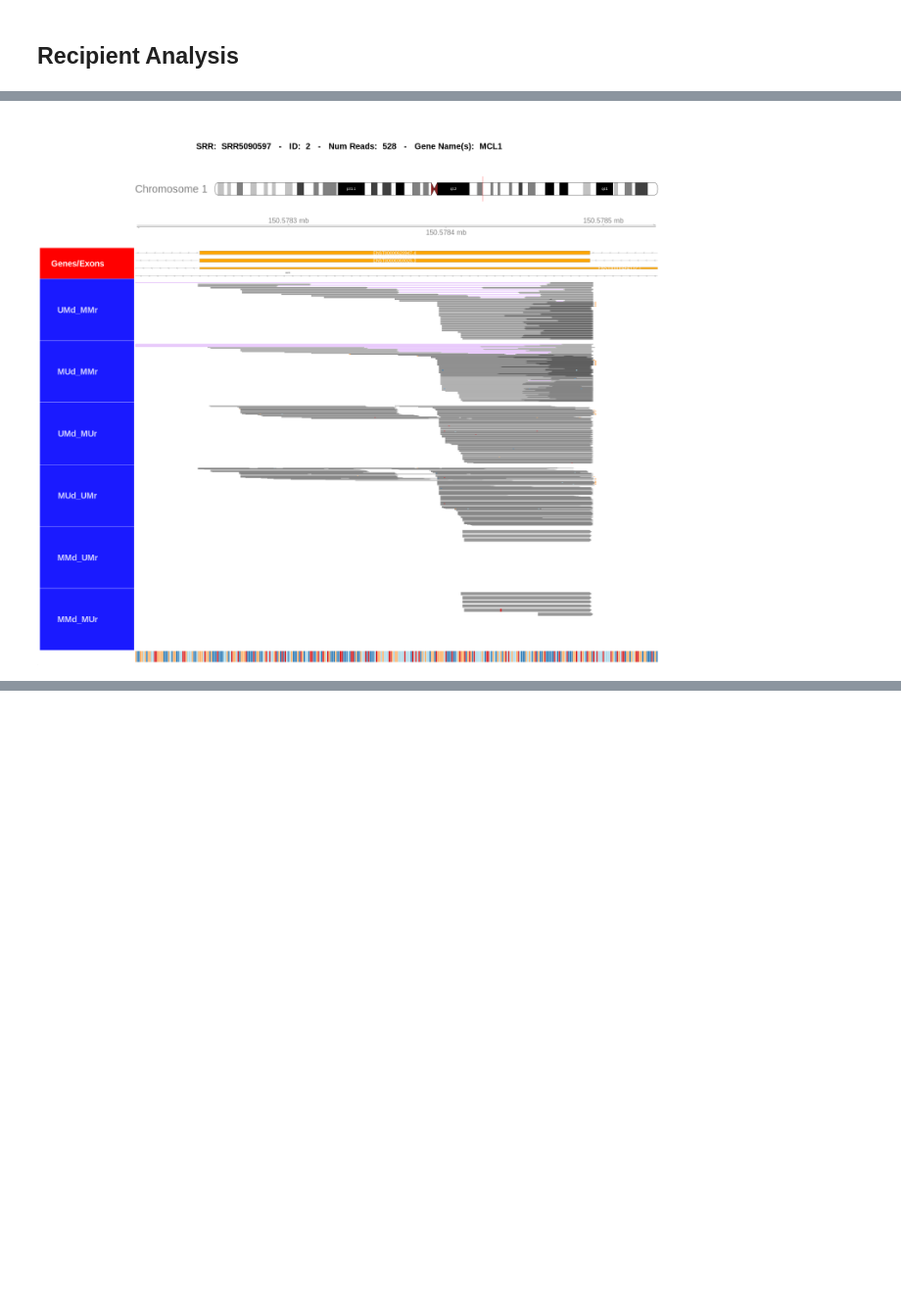
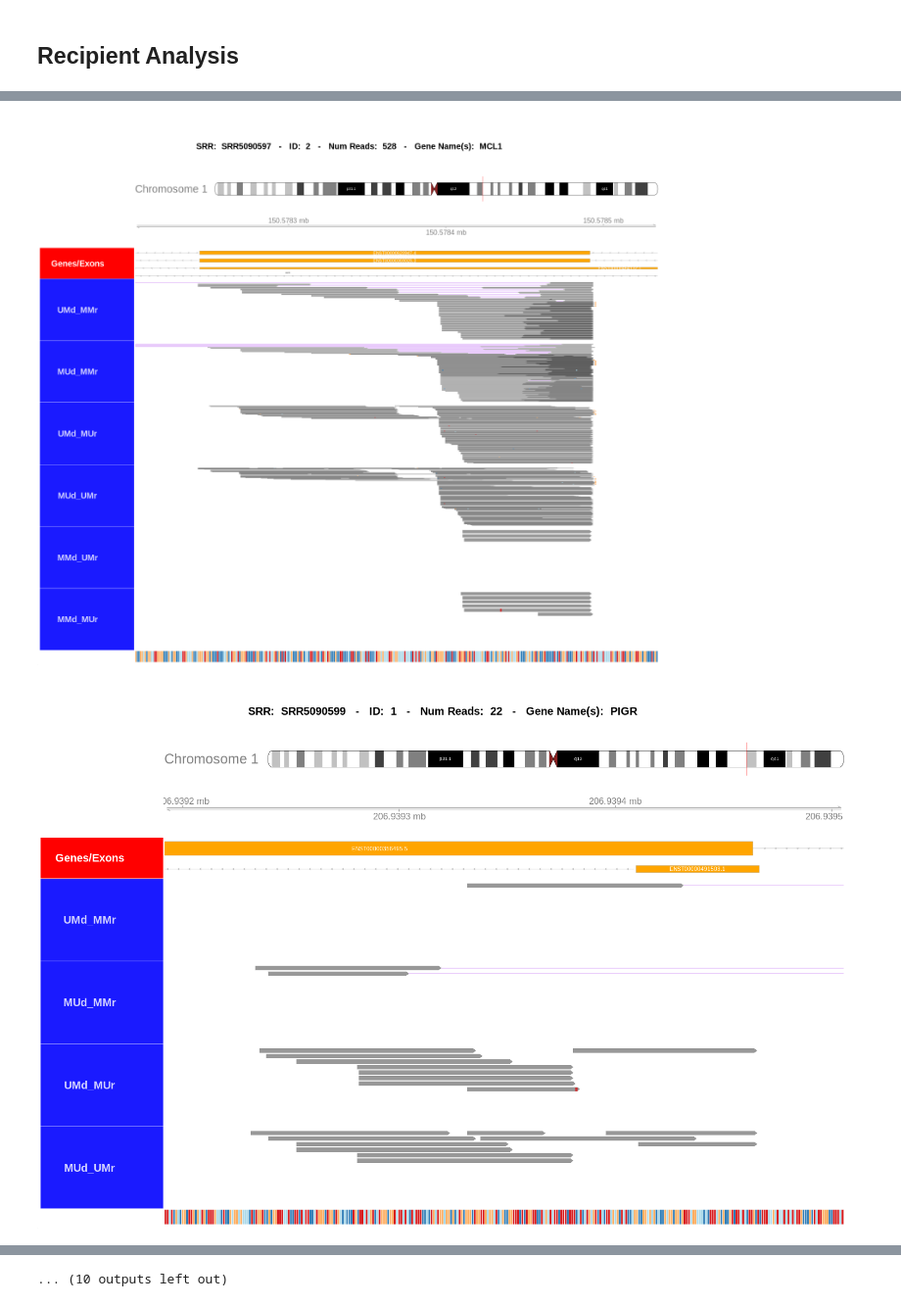
Before and after one commit to dformoso/wallaby, a Jupyter notebook: notebooks/multi_srr_donor_to_recipient_v3.ipynb, the cells around one changed output, grey strips where cells are left out. Shown at 98% size. Drawn from its saved outputs; the diff is of its cells as text; code cells hidden in the pictures; blank space fills up the shorter version.

```diff
--- a/notebooks/multi_srr_donor_to_recipient_v3.ipynb
+++ b/notebooks/multi_srr_donor_to_recipient_v3.ipynb
@@ -330,44 +330,40 @@ srrs_summary_table <- srrs_summary_table_recipient (granges_list = recip_granges
 # delete all existing plots in the "plots" folder
 was_deleted <- do.call(file.remove, list(list.files("./plots", full.names = TRUE)))
 
-# extract all srrs
-srrs <- as.list(unique(srrs_summary_table[,'srr']$srr))
-
 # loop over all srrs
-for (srr in srrs) {
+for (srr_name in srr_names) {
     # extract table for srr
-    crossings_table_recipient <- srrs_summary_table[srrs_summary_table[, srr == srrs[1]], ]
+    crossings_table_recipient <- srrs_summary_table[srrs_summary_table[, srr == srr_name], ]
     crossings_table_recipient <- crossings_table_recipient[, !"srr"]
-
     # extract bams for srr
-    recip_bams <- unlist(recip_bams_all_srrs[[srr]])
+    recip_bams <- unlist(recip_bams_all_srrs[[srr_name]])
 
     # extract id list
     ids <- unlist(as.list(crossings_table_recipient[,"id"]$id))
-
     # create a visualization for all 'id's
     for (id in ids) {
         if (id != "<NA>") {
             # calculate height
             crossings_number <- length(as.list(strsplit(crossings_table_recipient[id == id,]$unique_crossings[[1]], ",")))
             height <- 400 + 150 * crossings_number
 
             # open image writer
-            png(paste("./plots/plots_" , id, ".png", sep = ""), width = 1480, height = height, res = 60)
+            png(paste("./plots/plots_" , srr_name , id, ".png", sep = ""), width = 1480, height = height, res = 60)
                 # plot graph
-                plot_reads_region(srr = srr,
+                plot_reads_region(srr = srr_name,
                           id = as.integer(id),
                           crossings_table_recipient = crossings_table_recipient,
                           recip_bams = recip_bams,
                           extend_left = 20,
                           extend_right = 20,
                           ref_genome = recipient_ref_genome)
             dev.off()
             # display plot as image
-            display_png(file=paste("./plots/plots_", id,".png", sep=""))
+            display_png(file=paste("./plots/plots_", srr_name, id,".png", sep=""))
         }
     }
 }
 # %% [output]
 [figure]
 [figure]
+[figure, added]
@@ -373,0 +379 @@ for (srr in srrs) {
+... (10 outputs left out)
```
Also changed, not shown: parts of 1 cell of this notebook, 7 other files.
